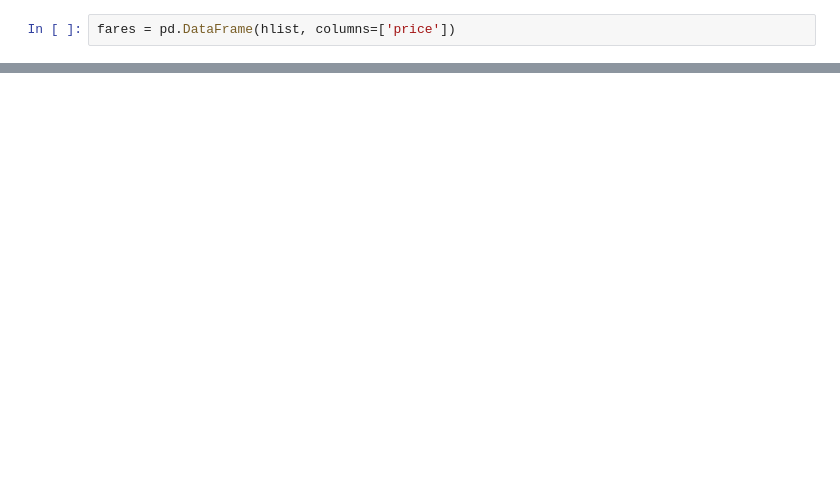
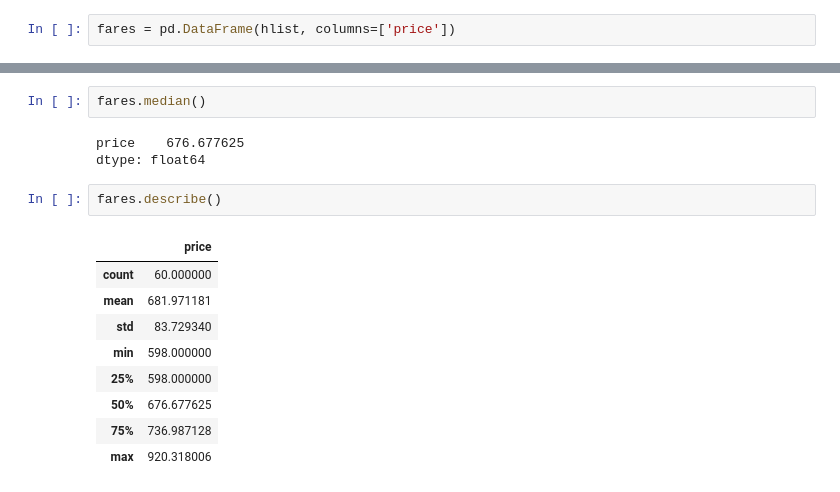
Before and after one commit to MagicMike90/cheap-airfare, a Jupyter notebook: cheap-airfare.ipynb, the cells around one changed output, grey strips where cells are left out. Saved outputs shown, nothing was run; the diff lists cells and outputs as text; blank space fills up the shorter version.

```diff
--- a/cheap-airfare.ipynb
+++ b/cheap-airfare.ipynb
@@ -87 +89,18 @@ price    497.280355
 dtype: float64
+# %%
+fares.median()
+# %% [output]
+price    676.677625
+dtype: float64
+# %%
+fares.describe()
+# %% [output]
+|  | price |
+| count | 60.000000 |
+| mean | 681.971181 |
+| std | 83.729340 |
+| min | 598.000000 |
+| 25% | 598.000000 |
+| 50% | 676.677625 |
+| 75% | 736.987128 |
+| max | 920.318006 |
```
Also changed, not shown: parts of 16 cells of this notebook, 1 other file.
